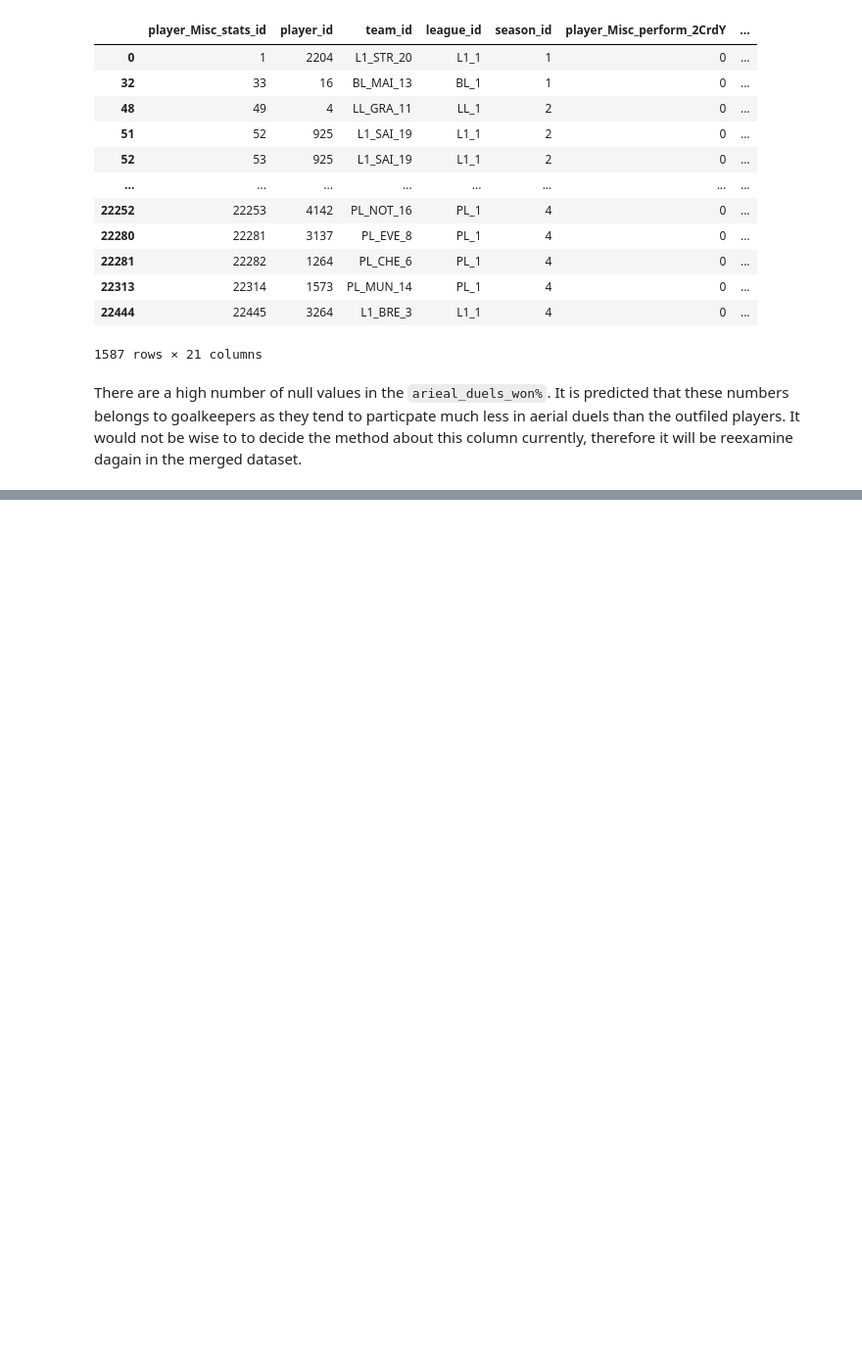
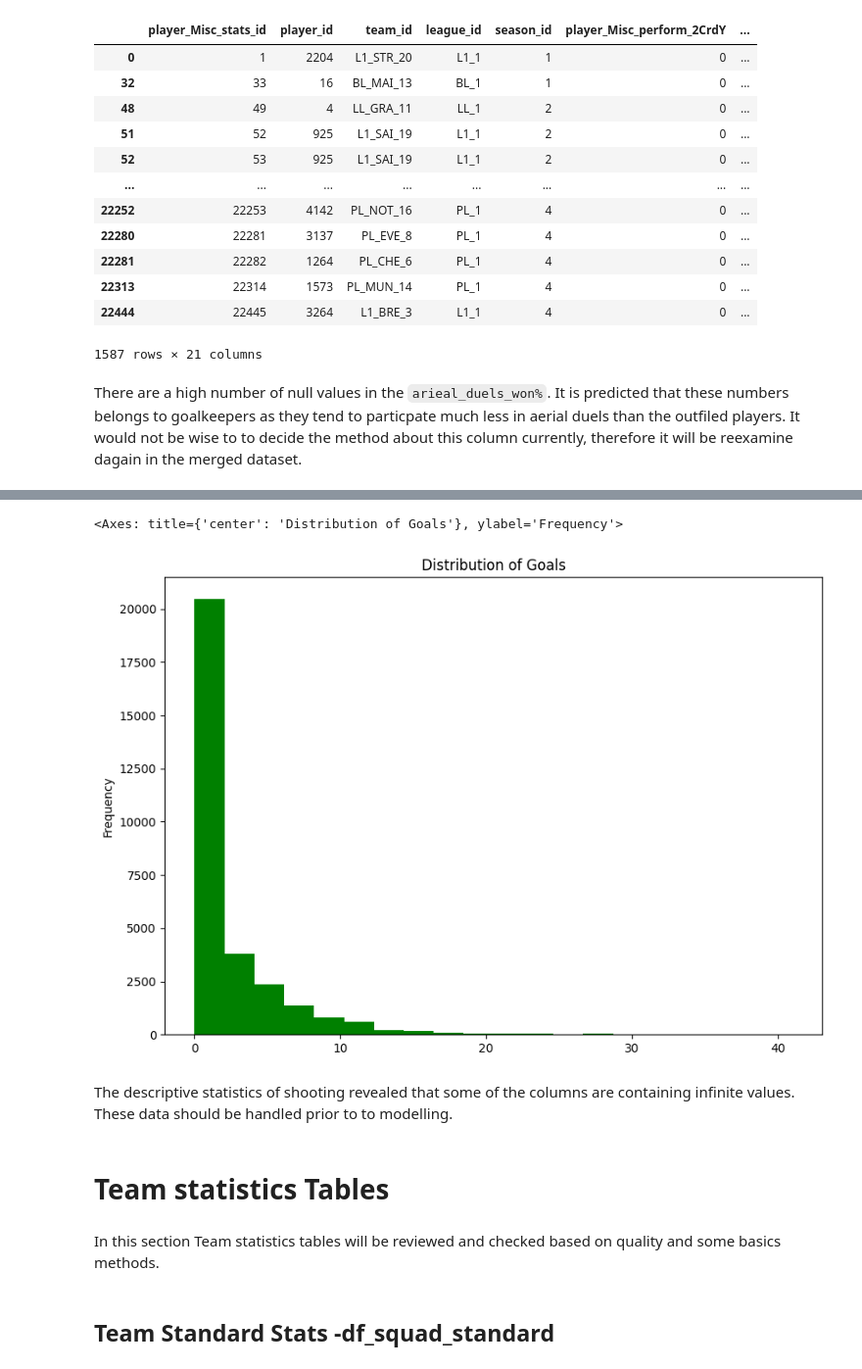
Before and after one commit to sanyi1998/Sandor_Varsanyi_CAPB352_BDA_Project_2025, a Jupyter notebook: Sandor_Varsanyi_CAPB352_final_project.ipynb, the cells around one changed output, grey strips where cells are left out. Shown at 98% size. Cells and saved outputs as stored; diff of their text form; code cells hidden in the pictures; blank space fills up the shorter version.

Commit message:
Continue with data preparation
New dataframes were analyzed and preprocessed and some insights were revealed:

- df_player_defact
-df_player_passing
-df_player_shooting
-df_squad_standard

```diff
--- a/Sandor_Varsanyi_CAPB352_final_project.ipynb
+++ b/Sandor_Varsanyi_CAPB352_final_project.ipynb
@@ -985,0 +1697,3 @@ There are a high number of null values in the `arieal_duels_won%`. It is predict
+# %%
+shooting_cols = ['player_shooting_G/Sh_new', 'player_shooting_G/SoT_new', 'player_shooting_SoT/90_new', 'player_shooting_Sh/90_new', 'player_shooting_SoT%']
+df_player_shooting[shooting_cols] = df_player_shooting[shooting_cols].fillna(0)
@@ -985,0 +1734,13 @@ There are a high number of null values in the `arieal_duels_won%`. It is predict
+# %%
+df_player_shooting['player_shooting_Gls'].plot(kind='hist', bins=20, figsize=(10,7), title='Distribution of Goals', color= 'green')
+# %% [output]
+<Axes: title={'center': 'Distribution of Goals'}, ylabel='Frequency'>
+[figure, added]
+# %% [markdown]
+The descriptive statistics of shooting revealed that some of the columns are containing infinite values. These data should be handled prior to to modelling.
+# %% [markdown]
+# Team statistics Tables
+# %% [markdown]
+In this section Team statistics tables will be reviewed and checked based on quality and some basics methods.
+# %% [markdown]
+## **Team Standard Stats -df_squad_standard**
```
Also changed, not shown: parts of 79 cells of this notebook.
